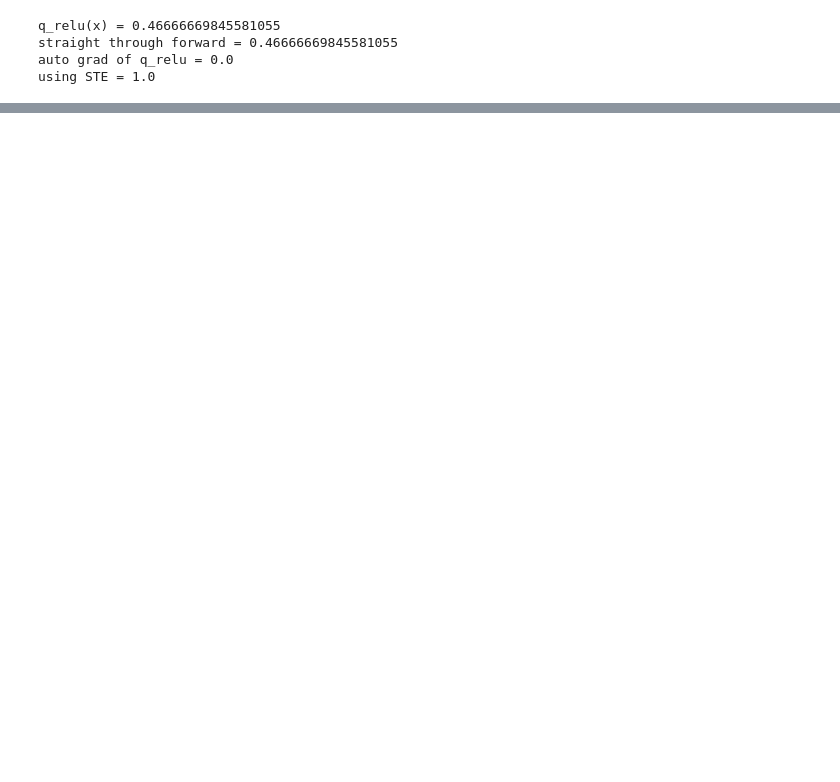
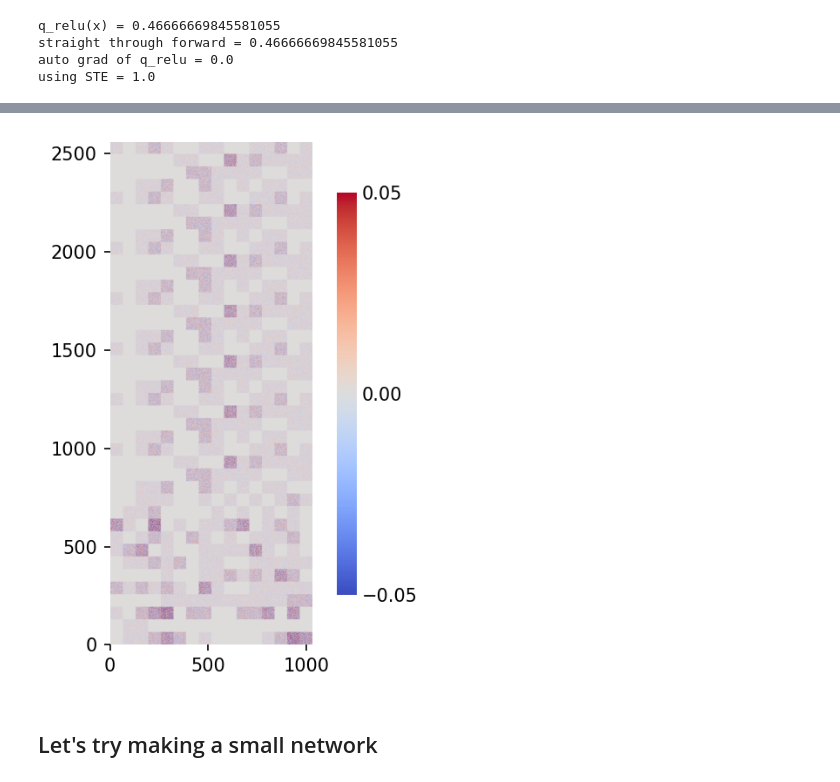
Before and after one commit to Integrated-Systems-Neuroengineering/scrramble, a Jupyter notebook: Notebooks/quantized_activations_with_ste.ipynb, the cells around one changed output, grey strips where cells are left out. Cells and saved outputs as stored; diff of their text form; code cells hidden in the pictures; blank space fills up the shorter version.

```diff
--- a/Notebooks/quantized_activations_with_ste.ipynb
+++ b/Notebooks/quantized_activations_with_ste.ipynb
@@ -179,0 +381,15 @@ Outs = [0.25882354 1.1215687  0.2901961  0.65882355 0.8470589  0.21176472
+# %%
+# testing the connectivity visualization function
+Wc = visualize_connectivity(
+    learned_capsule_weights=test_net.Wi.value,
+    routing_matrix=test_net.Ci.value,
+    num_input_neurons=test_net.input_eff_capsules * test_net.capsule_size,
+    num_output_neurons=test_net.num_capsules * test_net.capsule_size,
+    capsule_size=test_net.capsule_size,
+    receptive_field_size=test_net.receptive_field_size,
+    receptive_fields_per_capsule=test_net.receptive_fields_per_capsule,
+    num_capsules=test_net.num_capsules,
+    num_eff_capsules=test_net.input_eff_capsules,
+    rngs=rngs
+
+)
@@ -179,0 +414,13 @@ Outs = [0.25882354 1.1215687  0.2901961  0.65882355 0.8470589  0.21176472
+# %%
+fig, ax = plt.subplots(dpi = 150, figsize = (5, 5))
+im = ax.imshow(Wc, cmap='coolwarm', vmax=0.05, vmin=-0.05, origin='lower')
+cbar = fig.colorbar(im, ax=ax, orientation='vertical', shrink=0.8, ticks=[-0.1, -0.05, 0, 0.05, 0.1])
+cbar.outline.set_visible(False)
+cbar.ax.tick_params(which='both', length=0, width=0, pad=3)
+cbar.ax.minorticks_off()
+
+sns.despine(fig, top=True, right=True, left=True, bottom=True)
+# %% [output]
+[figure, added]
+# %% [markdown]
+## Let's try making a small network
```
Also changed, not shown: parts of 14 cells of this notebook.
